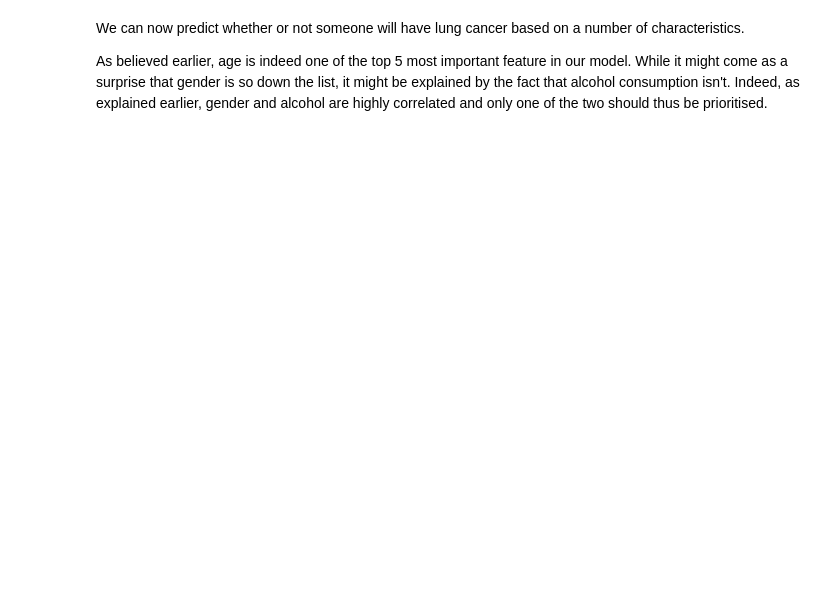
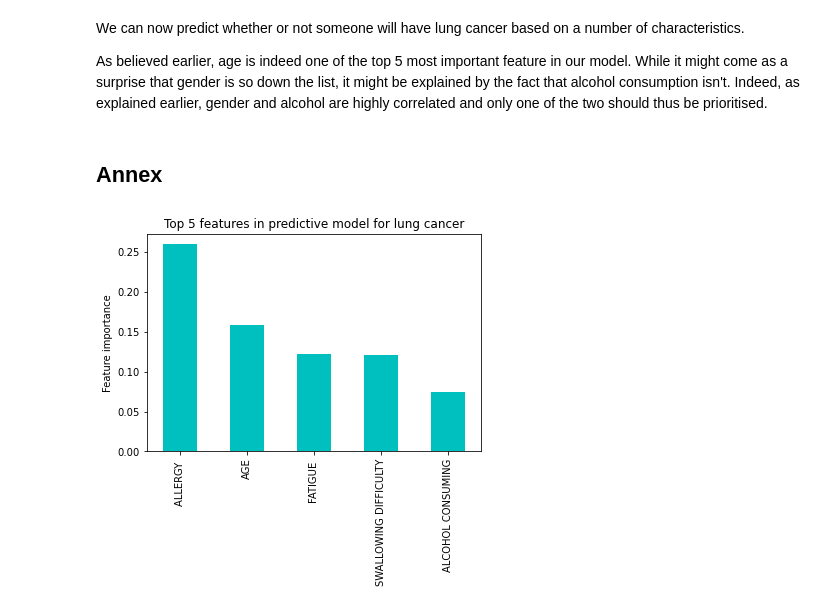
Before and after one commit to Pa0laC/DataScienceNanogree, a Jupyter notebook: PredictingLungCancer.ipynb, the cells around one changed output. Cells and saved outputs as stored; diff of their text form; code cells hidden in the pictures; blank space fills up the shorter version.

```diff
--- a/PredictingLungCancer.ipynb
+++ b/PredictingLungCancer.ipynb
@@ -259,3 +259,12 @@ Name: 0, dtype: float64
 We can now predict whether or not someone will have lung cancer based on a number of characteristics.
 
 As believed earlier, age is indeed one of the top 5 most important feature in our model. While it might come as a surprise that gender is so down the list, it might be explained by the fact that alcohol consumption isn't. Indeed, as explained earlier, gender and alcohol are highly correlated and only one of the two should thus be prioritised.
+# %% [markdown]
+## Annex
+# %%
+#For blog
+features.iloc[0].sort_values(ascending=False)[:5].plot(kind='bar', color ='c', ylabel ='Feature importance')
+plt.title('Top 5 features in predictive model for lung cancer')
+plt.show();
+# %% [output]
+[figure, added]
```
Also changed, not shown: parts of 12 cells of this notebook, 6 other files.
